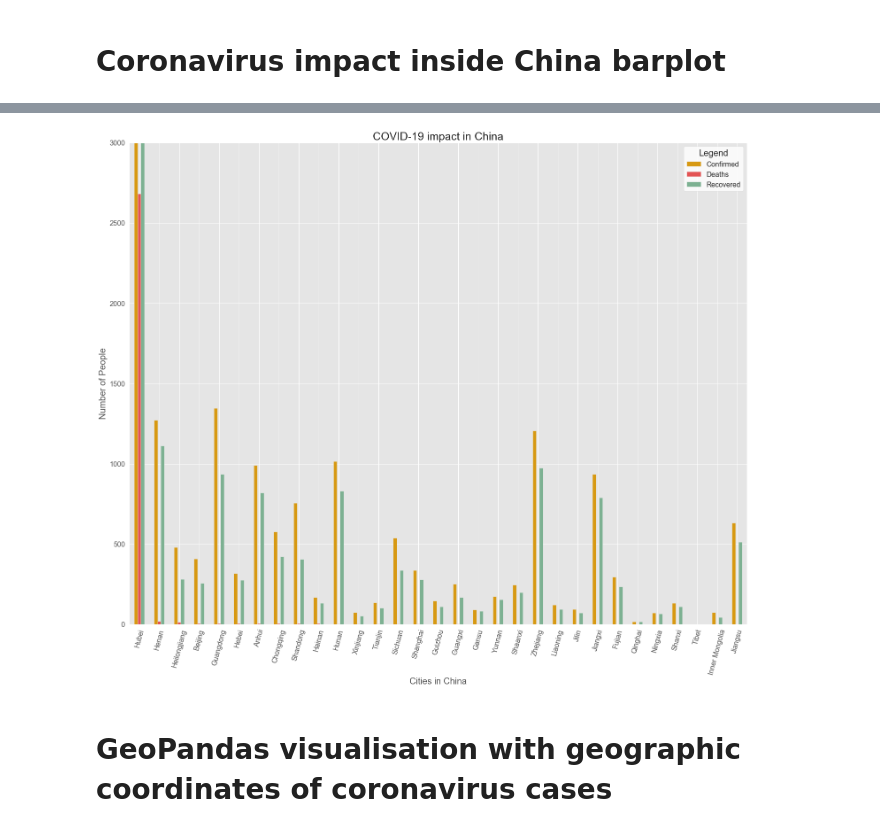
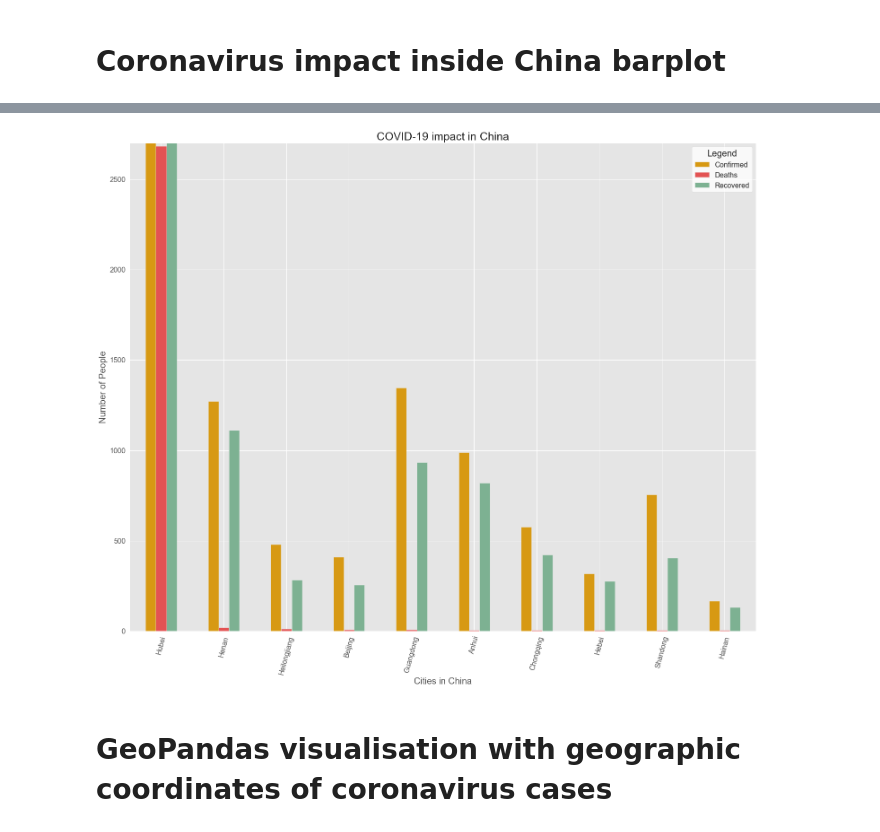
Before and after one commit to frankcardozo/Coronavirus_analysis, a Jupyter notebook: codvid19.ipynb, the cells around one changed output, grey strips where cells are left out. Cells and saved outputs as stored; diff of their text form; code cells hidden in the pictures.

```diff
--- a/codvid19.ipynb
+++ b/codvid19.ipynb
@@ -168,9 +168,9 @@ plt.show()
 # Coronavirus impact inside China barplot
 # %%
 ds_china = ds2.pivot_table(index=['Province/State'], values = ['Country/Region','Confirmed', 'Deaths', 'Recovered'],
+                                     aggfunc='max')
 
-                                     aggfunc='max')
-ds_china = ds_china[ds_china['Country/Region'] == 'Mainland China']
+ds_china = ds_china[ds_china['Country/Region'] == 'Mainland China'].nlargest(10, 'Deaths')
 ds_china
 # %% [output]
 |  | Confirmed | Country/Region | Deaths | Recovered |
@@ -194,20 +188,20 @@ ds_china
 # %%
 ds_china.sort_values(by=['Deaths'], ascending=False).plot.bar(figsize = (25, 20), width=0.5, align='center', color = ['#D79913', '#E35353', '#7DB192'])
 
 plt.ylabel('Number of People', fontsize=20)
-plt.ylim(0, 3000)
+plt.ylim(0, 2700)
 plt.xlabel('Cities in China', fontsize=20)
 plt.title('COVID-19 impact in China', fontsize=25)
 plt.style.use('ggplot')
 
 plt.xticks(fontsize=16, rotation=75)
 plt.yticks(fontsize=16)
 plt.legend(fontsize=16, loc=0, facecolor = 'white', title = 'Legend', title_fontsize = 20)
 
 plt.savefig('codvid_in_China_.jpg', dpi=480)
 plt.show()
 # %% [output]
-[figure, old version]
+[figure, new version]
 # %% [markdown]
 # GeoPandas visualisation with geographic coordinates of coronavirus cases
 # %%
```
Also changed, not shown: parts of 4 cells of this notebook, 5 other files.
